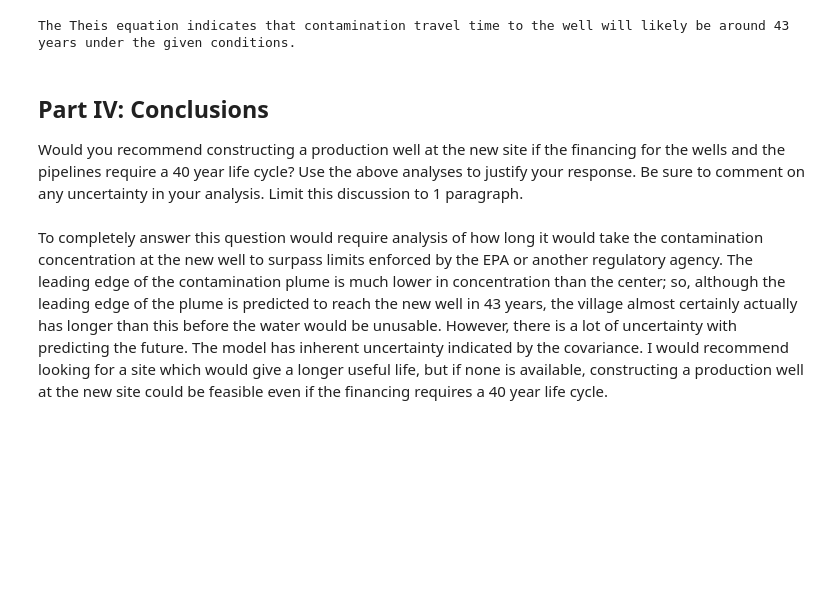
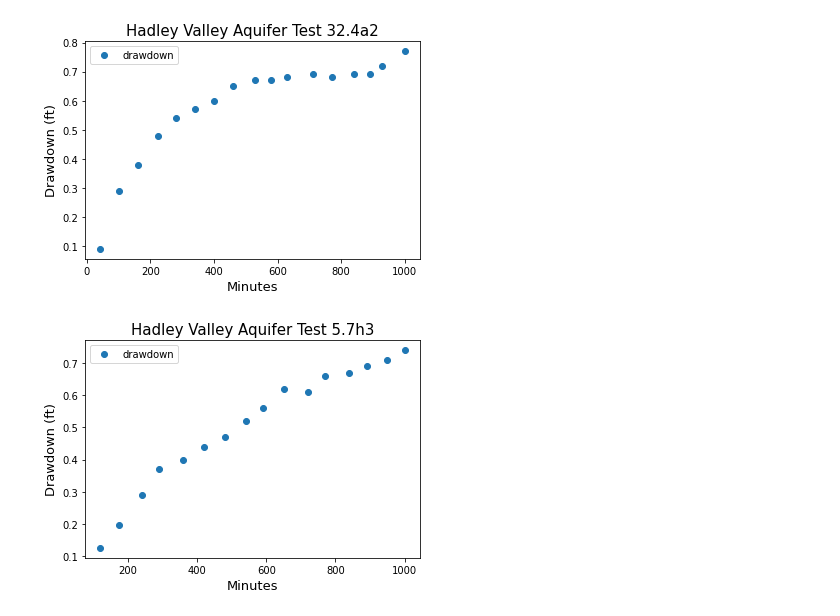
Before and after one commit to dbabrams/ShallowDolomite_Group, a Jupyter notebook: Project_Aquifer_Test_Analysis.ipynb, the cells around one changed output. Cells and saved outputs as stored; diff of their text form; code cells hidden in the pictures; blank space fills up the shorter version.

```diff
--- a/Project_Aquifer_Test_Analysis.ipynb
+++ b/Project_Aquifer_Test_Analysis.ipynb
@@ -181,11 +9,22 @@ cumulative=sum(times.tolist())/365 #convert time (series) to list in order to us
-# %%
-#Print answer
-print('The Theis equation indicates that contamination travel time to the well will likely be around',int(round(cumulative,0)),'years under the given conditions.')
-# %% [output]
-The Theis equation indicates that contamination travel time to the well will likely be around 43 years under the given conditions.
-# %% [markdown]
-## Part IV: Conclusions
-
-Would you recommend constructing a production well at the new site if the financing for the wells and the pipelines require a 40 year life cycle? Use the above analyses to justify your response. Be sure to comment on any uncertainty in your analysis. Limit this discussion to 1 paragraph.
-# %% [markdown]
-To completely answer this question would require analysis of how long it would take the contamination concentration at the new well to surpass limits enforced by the EPA or another regulatory agency. The leading edge of the contamination plume is much lower in concentration than the center; so, although the leading edge of the plume is predicted to reach the new well in 43 years, the village almost certainly actually has longer than this before the water would be unusable. However, there is a lot of uncertainty with predicting the future. The model has inherent uncertainty indicated by the covariance. I would recommend looking for a site which would give a longer useful life, but if none is available, constructing a production well at the new site could be feasible even if the financing requires a 40 year life cycle.
+# %%
+#import aquifer test data
+T324a2=pd.read_csv('https://raw.githubusercontent.com/robertbruhn/aqtestdata/master/Project_aqdata_324a2.csv',index_col=0)
+T57h3=pd.read_csv('https://raw.githubusercontent.com/robertbruhn/aqtestdata/master/Project_aqdata_57h3.csv',index_col=0)
+# %%
+#create a plot of the entire well 32.4a2 data set on a linear-linear scale
+T324a2.plot(marker='o',linewidth=0)
+plt.title('Hadley Valley Aquifer Test 32.4a2',fontsize=15)
+plt.xlabel('Minutes',fontsize=13)
+plt.ylabel('Drawdown (ft)',fontsize=13)
+plt.show()
+# %% [output]
+[figure, added]
+# %%
+#create a plot of the entire well 5.7h3 data set on a linear-linear scale
+T57h3.plot(marker='o',linewidth=0)
+plt.title('Hadley Valley Aquifer Test 5.7h3',fontsize=15)
+plt.xlabel('Minutes',fontsize=13)
+plt.ylabel('Drawdown (ft)',fontsize=13)
+plt.show()
+# %% [output]
+[figure, added]
```
Also changed, not shown: parts of 39 cells of this notebook.
